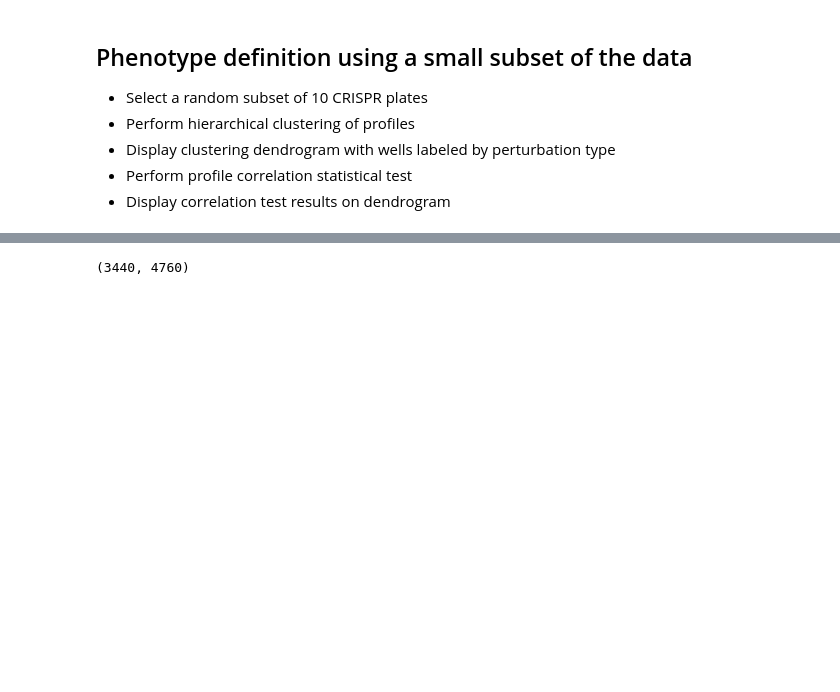
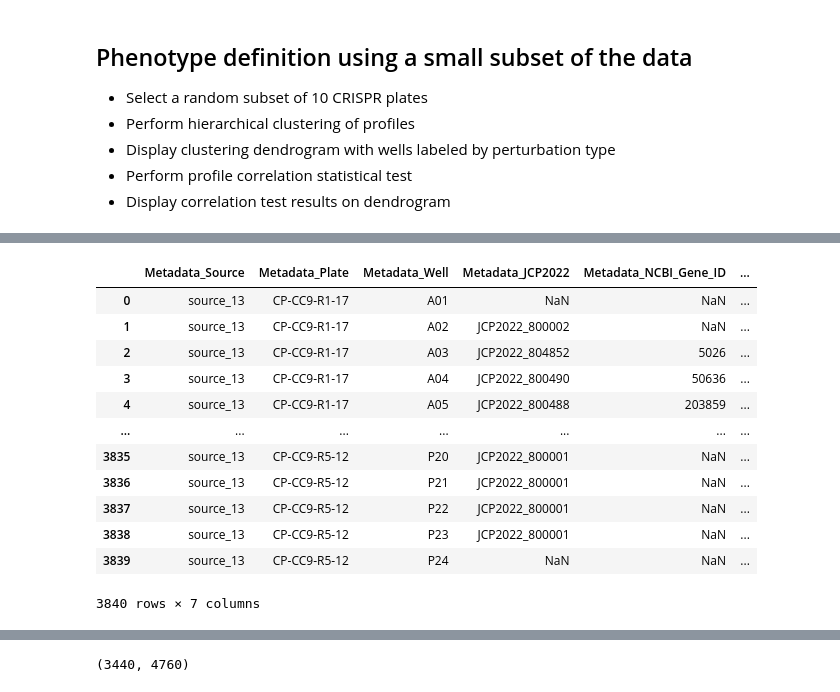
Before and after one commit to Craven-Biostat-Lab/morphology-prediction, a Jupyter notebook: data-loading.ipynb, the cells around one changed output, grey strips where cells are left out. Cells and saved outputs as stored; diff of their text form; code cells hidden in the pictures; blank space fills up the shorter version.

Commit message:
env update and some digging into the wells

```diff
--- a/data-loading.ipynb
+++ b/data-loading.ipynb
@@ -242,4 +247,21 @@ profiles = dd.read_parquet(
 # Get feature matrix
 # First select the subset of profiles with actual gene perturbations
 crispr_wells = wells.merge(crispr_meta, how='inner', on=['Metadata_JCP2022'])
-annotated_profiles = profiles.compute().merge(crispr_wells, how='inner', on=['Metadata_Source', 'Metadata_Plate', 'Metadata_Well'])
+annotated_profiles = profiles.compute().merge(crispr_wells, how='left', on=['Metadata_Source', 'Metadata_Plate', 'Metadata_Well'])
+# %%
+# Take a look at metadata
+annotated_profiles[annotated_profiles.columns[annotated_profiles.columns.str.startswith('Metadata')]]
+# %% [output]
+|  | Metadata_Source | Metadata_Plate | Metadata_Well | Metadata_JCP2022 | Metadata_NCBI_Gene_ID | ... |
+| 0 | source_13 | CP-CC9-R1-17 | A01 | NaN | NaN | ... |
+| 1 | source_13 | CP-CC9-R1-17 | A02 | JCP2022_800002 | NaN | ... |
+| 2 | source_13 | CP-CC9-R1-17 | A03 | JCP2022_804852 | 5026 | ... |
+| 3 | source_13 | CP-CC9-R1-17 | A04 | JCP2022_800490 | 50636 | ... |
+| 4 | source_13 | CP-CC9-R1-17 | A05 | JCP2022_800488 | 203859 | ... |
+| ... | ... | ... | ... | ... | ... | ... |
+| 3835 | source_13 | CP-CC9-R5-12 | P20 | JCP2022_800001 | NaN | ... |
+| 3836 | source_13 | CP-CC9-R5-12 | P21 | JCP2022_800001 | NaN | ... |
+| 3837 | source_13 | CP-CC9-R5-12 | P22 | JCP2022_800001 | NaN | ... |
+| 3838 | source_13 | CP-CC9-R5-12 | P23 | JCP2022_800001 | NaN | ... |
+| 3839 | source_13 | CP-CC9-R5-12 | P24 | NaN | NaN | ... |
+3840 rows × 7 columns
```
Also changed, not shown: parts of 7 cells of this notebook, 2 other files.
